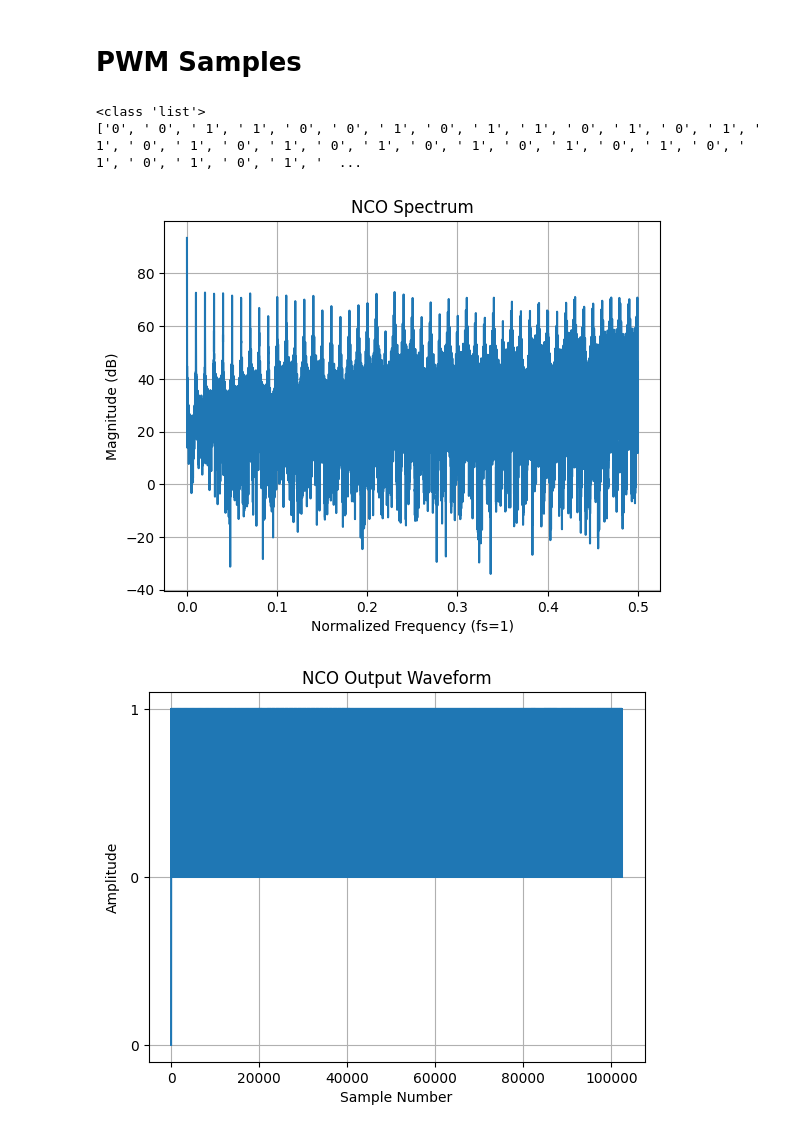
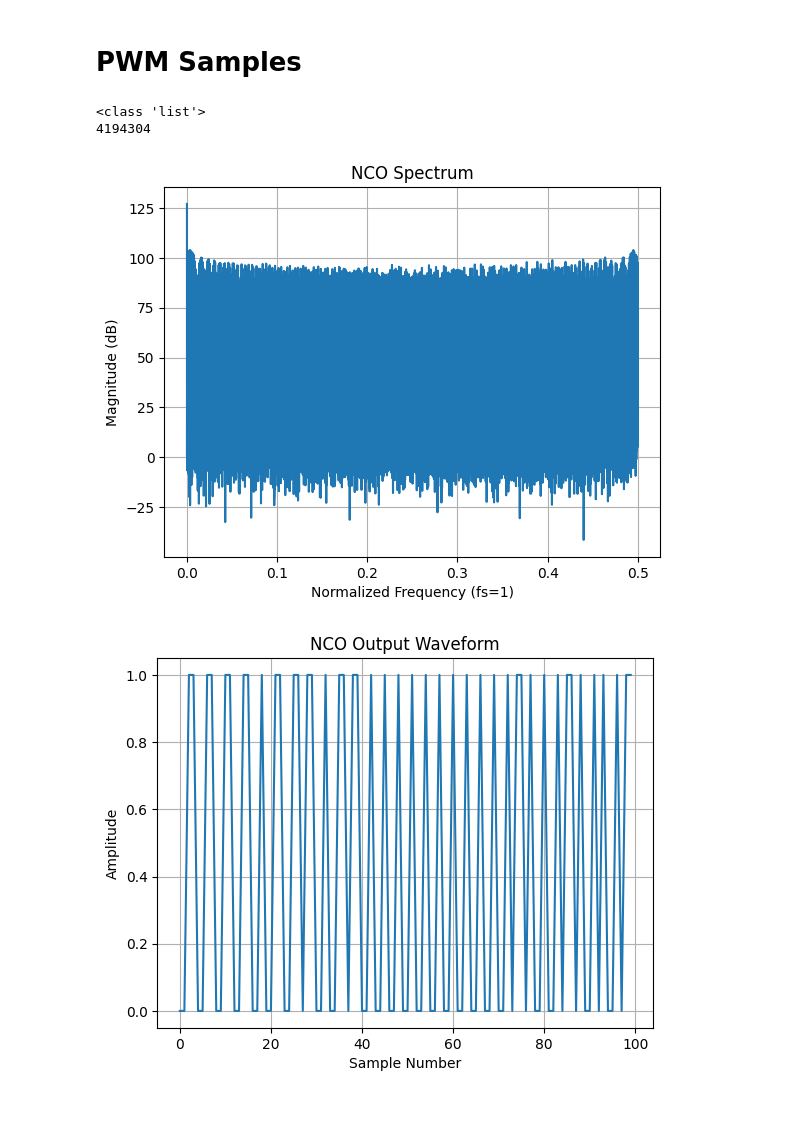
Before and after one commit to Nahueldb/fpga-examples, a Jupyter notebook: PWM/lut.ipynb, the cells around one changed output. Cells and saved outputs as stored; diff of their text form; code cells hidden in the pictures.

```diff
--- a/PWM/lut.ipynb
+++ b/PWM/lut.ipynb
@@ -70,40 +70,41 @@ plt.show()
 with open("samples.txt", "r") as f:
     data = f.read()
 samples = data.replace('[', '').replace(']', '').split(',')
+samples = [int(s) for s in samples]
 
 #samples is a list
 print(type(samples))
-print(samples)
+# print(samples)
 print(len(samples))
 # %% [output]
 <class 'list'>
-['0', ' 0', ' 1', ' 1', ' 0', ' 0', ' 1', ' 0', ' 1', ' 1', ' 0', ' 1', ' 0', ' 1', ' 1', ' 0', ' 1', ' 0', ' 1', ' 0', ' 1', ' 0', ' 1', ' 0', ' 1', ' 0', ' 1', ' 0', ' 1', ' 0', ' 1', ' 0', ' 1', '  ...
+4194304
 # %%
 import numpy as np
 import matplotlib.pyplot as plt
 samples = np.array(samples)
 spectrum = np.fft.fft(samples)
 freq = np.fft.fftfreq(len(samples))
 plt.plot(freq[:len(freq)//2], 20*np.log10(np.abs(spectrum[:len(spectrum)//2])))
 plt.title("NCO Spectrum")
 plt.xlabel("Normalized Frequency (fs=1)")
 plt.ylabel("Magnitude (dB)")
 plt.grid()
 plt.savefig("nco_output_spectrum.png")
 plt.show()
 plt.close()
 
 
-plt.plot(samples)
+plt.plot(samples[:100])  # plot first 1000 samples
 plt.title("NCO Output Waveform")
 plt.xlabel("Sample Number")
 plt.ylabel("Amplitude")
 plt.grid()
 
 plt.show()
 # %% [output]
-[figure, old version]
+[figure, new version]
-[figure, old version]
+[figure, new version]
 # %%
 import numpy as np
 import matplotlib.pyplot as plt
```
Also changed, not shown: parts of 2 cells of this notebook, 3 other files.
